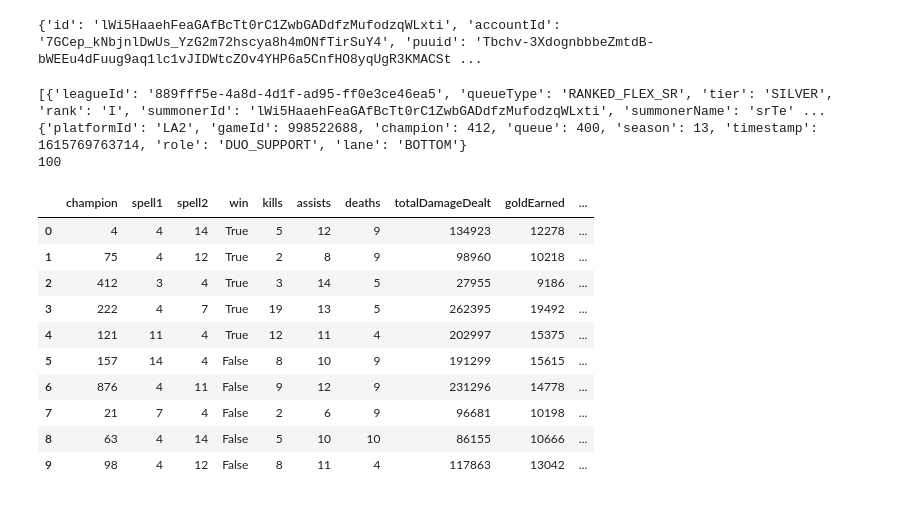
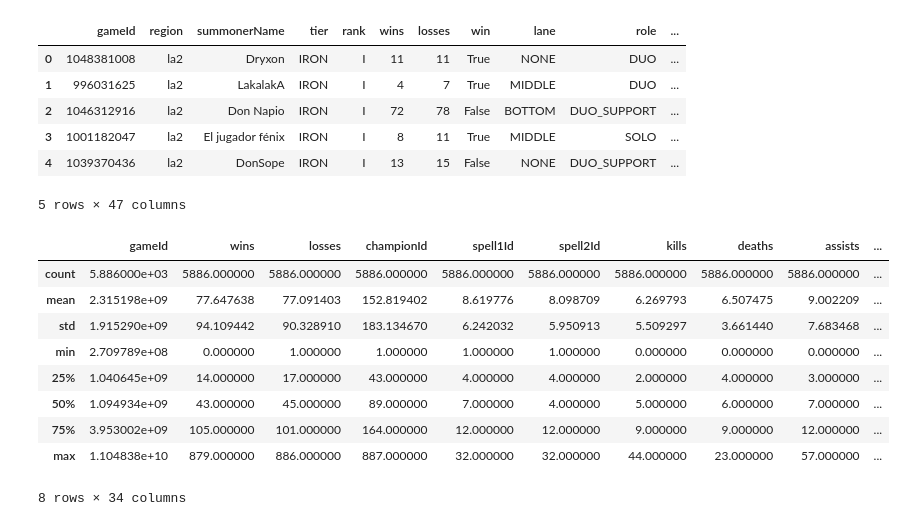
Before and after one commit to sr-Te/dataMining-LeagueOfLegends, a Jupyter notebook: rifeco_gg.ipynb, the cells around one changed output. Saved outputs shown, nothing was run; the diff lists cells and outputs as text; code cells hidden in the pictures.

```diff
--- a/rifeco_gg.ipynb
+++ b/rifeco_gg.ipynb
@@ -6,52 +0,0 @@ API_KEY = 'RGAPI-172c38e7-4f3e-49d8-a49b-cbb4f31ed835'
-# %%
-my_region = 'la2'
-lol_watcher = LolWatcher(API_KEY)
-me = lol_watcher.summoner.by_name(my_region, 'srTe')
-print(me)
-# %% [output]
-{'id': 'lWi5HaaehFeaGAfBcTt0rC1ZwbGADdfzMufodzqWLxti', 'accountId': '7GCep_kNbjnlDwUs_YzG2m72hscya8h4mONfTirSuY4', 'puuid': 'Tbchv-3XdognbbbeZmtdB-bWEEu4dFuug9aq1lc1vJIDWtcZOv4YHP6a5CnfHO8yqUgR3KMACSt ...
-# %%
-my_ranked_stats = lol_watcher.league.by_summoner(my_region, me['id'])
-print(my_ranked_stats)
-
-my_matches = lol_watcher.match.matchlist_by_account(my_region, me['accountId'])
-last_match = my_matches['matches'][99]
-match_detail = lol_watcher.match.by_id(my_region, last_match['gameId'])
-print(last_match)
-print(len(my_matches['matches']))
-# %% [output]
-[{'leagueId': '889fff5e-4a8d-4d1f-ad95-ff0e3ce46ea5', 'queueType': 'RANKED_FLEX_SR', 'tier': 'SILVER', 'rank': 'I', 'summonerId': 'lWi5HaaehFeaGAfBcTt0rC1ZwbGADdfzMufodzqWLxti', 'summonerName': 'srTe' ...
-{'platformId': 'LA2', 'gameId': 998522688, 'champion': 412, 'queue': 400, 'season': 13, 'timestamp': 1615769763714, 'role': 'DUO_SUPPORT', 'lane': 'BOTTOM'}
-100
-# %%
-participants = []
-for row in match_detail['participants']:
-    participants_row = {}
-    participants_row['champion'] = row['championId']
-    participants_row['spell1'] = row['spell1Id']
-    participants_row['spell2'] = row['spell2Id']
-    participants_row['win'] = row['stats']['win']
-    participants_row['kills'] = row['stats']['kills']
-    participants_row['assists'] = row['stats']['assists']
-    participants_row['deaths'] = row['stats']['deaths']
-    participants_row['totalDamageDealt'] = row['stats']['totalDamageDealt']
-    participants_row['goldEarned'] = row['stats']['goldEarned']
-    participants_row['champLevel'] = row['stats']['champLevel']
-    participants_row['totalMinionsKilled'] = row['stats']['totalMinionsKilled']
-    participants_row['item0'] = row['stats']['item0']
-    participants_row['item1'] = row['stats']['item1']
-    participants.append(participants_row)
-df = pd.DataFrame(participants)
-df
-# %% [output]
-|  | champion | spell1 | spell2 | win | kills | assists | deaths | totalDamageDealt | goldEarned | ... |
-| 0 | 4 | 4 | 14 | True | 5 | 12 | 9 | 134923 | 12278 | ... |
-| 1 | 75 | 4 | 12 | True | 2 | 8 | 9 | 98960 | 10218 | ... |
-| 2 | 412 | 3 | 4 | True | 3 | 14 | 5 | 27955 | 9186 | ... |
-| 3 | 222 | 4 | 7 | True | 19 | 13 | 5 | 262395 | 19492 | ... |
-| 4 | 121 | 11 | 4 | True | 12 | 11 | 4 | 202997 | 15375 | ... |
-| 5 | 157 | 14 | 4 | False | 8 | 10 | 9 | 191299 | 15615 | ... |
-| 6 | 876 | 4 | 11 | False | 9 | 12 | 9 | 231296 | 14778 | ... |
-| 7 | 21 | 7 | 4 | False | 2 | 6 | 9 | 96681 | 10198 | ... |
-| 8 | 63 | 4 | 14 | False | 5 | 10 | 10 | 86155 | 10666 | ... |
-| 9 | 98 | 4 | 12 | False | 8 | 11 | 4 | 117863 | 13042 | ... |
@@ -57,0 +6,24 @@ df
+# %%
+rifeco = pandas.read_csv('rifeco.csv')
+rifeco.head()
+# %% [output]
+|  | gameId | region | summonerName | tier | rank | wins | losses | win | lane | role | ... |
+| 0 | 1048381008 | la2 | Dryxon | IRON | I | 11 | 11 | True | NONE | DUO | ... |
+| 1 | 996031625 | la2 | LakalakA | IRON | I | 4 | 7 | True | MIDDLE | DUO | ... |
+| 2 | 1046312916 | la2 | Don Napio | IRON | I | 72 | 78 | False | BOTTOM | DUO_SUPPORT | ... |
+| 3 | 1001182047 | la2 | El jugador fénix | IRON | I | 8 | 11 | True | MIDDLE | SOLO | ... |
+| 4 | 1039370436 | la2 | DonSope | IRON | I | 13 | 15 | False | NONE | DUO_SUPPORT | ... |
+5 rows × 47 columns
+# %%
+rifeco.describe()
+# %% [output]
+|  | gameId | wins | losses | championId | spell1Id | spell2Id | kills | deaths | assists | ... |
+| count | 5.886000e+03 | 5886.000000 | 5886.000000 | 5886.000000 | 5886.000000 | 5886.000000 | 5886.000000 | 5886.000000 | 5886.000000 | ... |
+| mean | 2.315198e+09 | 77.647638 | 77.091403 | 152.819402 | 8.619776 | 8.098709 | 6.269793 | 6.507475 | 9.002209 | ... |
+| std | 1.915290e+09 | 94.109442 | 90.328910 | 183.134670 | 6.242032 | 5.950913 | 5.509297 | 3.661440 | 7.683468 | ... |
+| min | 2.709789e+08 | 0.000000 | 1.000000 | 1.000000 | 1.000000 | 1.000000 | 0.000000 | 0.000000 | 0.000000 | ... |
+| 25% | 1.040645e+09 | 14.000000 | 17.000000 | 43.000000 | 4.000000 | 4.000000 | 2.000000 | 4.000000 | 3.000000 | ... |
+| 50% | 1.094934e+09 | 43.000000 | 45.000000 | 89.000000 | 7.000000 | 4.000000 | 5.000000 | 6.000000 | 7.000000 | ... |
+| 75% | 3.953002e+09 | 105.000000 | 101.000000 | 164.000000 | 12.000000 | 12.000000 | 9.000000 | 9.000000 | 12.000000 | ... |
+| max | 1.104838e+10 | 879.000000 | 886.000000 | 887.000000 | 32.000000 | 32.000000 | 44.000000 | 23.000000 | 57.000000 | ... |
+8 rows × 34 columns
```
Also changed, not shown: parts of 3 cells of this notebook, 1 other file.
